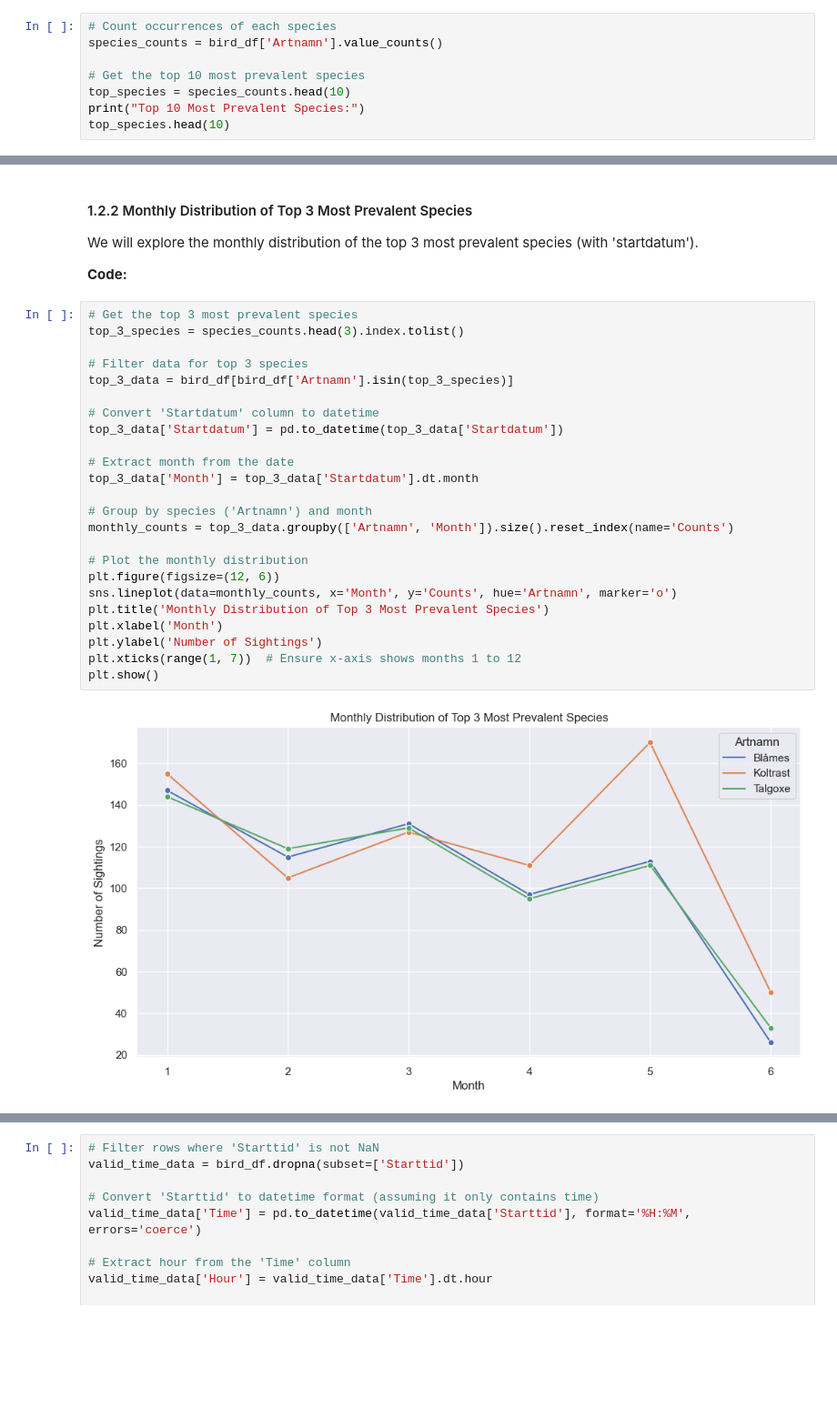
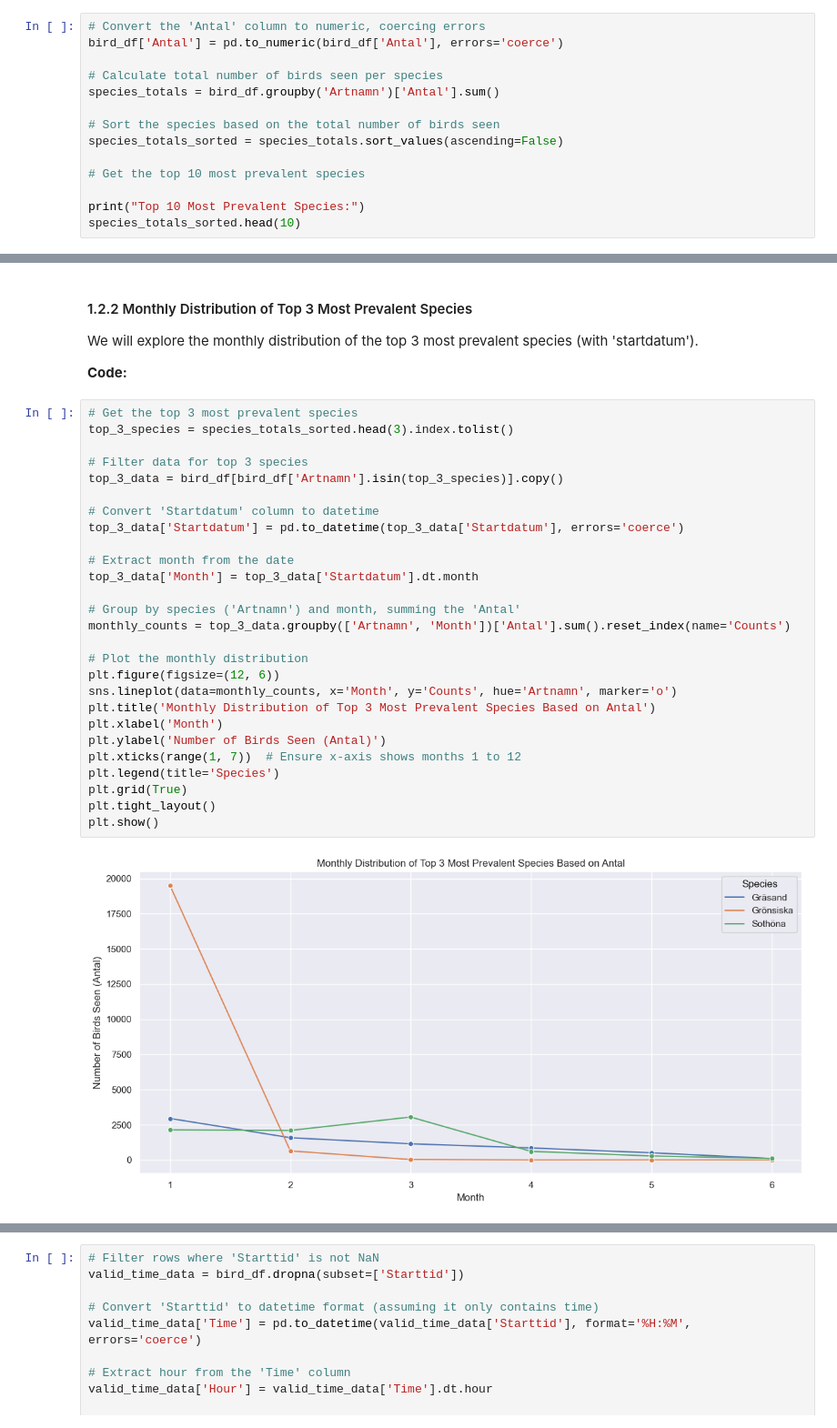
Before and after one commit to Mo-ami/su-mt4007, a Jupyter notebook: HW3/HW3.ipynb, the cells around one changed output, grey strips where cells are left out. Shown at 91% size. Drawn from its saved outputs; the diff is of its cells as text; blank space fills up the shorter version.

Commit message:
Changed Based on student feedback

```diff
--- a/HW3/HW3.ipynb
+++ b/HW3/HW3.ipynb
@@ -202,13 +202,19 @@ We will explore which species are most prevalent in terms of number of sightings
 
 **Code:**
 # %%
-# Count occurrences of each species
-species_counts = bird_df['Artnamn'].value_counts()
+# Convert the 'Antal' column to numeric, coercing errors
+bird_df['Antal'] = pd.to_numeric(bird_df['Antal'], errors='coerce')
+
+# Calculate total number of birds seen per species
+species_totals = bird_df.groupby('Artnamn')['Antal'].sum()
+
+# Sort the species based on the total number of birds seen
+species_totals_sorted = species_totals.sort_values(ascending=False)
 
 # Get the top 10 most prevalent species
-top_species = species_counts.head(10)
+
 print("Top 10 Most Prevalent Species:")
-top_species.head(10)
+species_totals_sorted.head(10)
 # %% [output]
 Top 10 Most Prevalent Species:
 Artnamn
@@ -235,30 +241,33 @@ We will explore the monthly distribution of the top 3 most prevalent species (wi
 **Code:**
 # %%
 # Get the top 3 most prevalent species
-top_3_species = species_counts.head(3).index.tolist()
+top_3_species = species_totals_sorted.head(3).index.tolist()
 
 # Filter data for top 3 species
-top_3_data = bird_df[bird_df['Artnamn'].isin(top_3_species)]
+top_3_data = bird_df[bird_df['Artnamn'].isin(top_3_species)].copy()
 
 # Convert 'Startdatum' column to datetime
-top_3_data['Startdatum'] = pd.to_datetime(top_3_data['Startdatum'])
+top_3_data['Startdatum'] = pd.to_datetime(top_3_data['Startdatum'], errors='coerce')
 
 # Extract month from the date
 top_3_data['Month'] = top_3_data['Startdatum'].dt.month
 
-# Group by species ('Artnamn') and month
-monthly_counts = top_3_data.groupby(['Artnamn', 'Month']).size().reset_index(name='Counts')
+# Group by species ('Artnamn') and month, summing the 'Antal'
+monthly_counts = top_3_data.groupby(['Artnamn', 'Month'])['Antal'].sum().reset_index(name='Counts')
 
 # Plot the monthly distribution
 plt.figure(figsize=(12, 6))
 sns.lineplot(data=monthly_counts, x='Month', y='Counts', hue='Artnamn', marker='o')
-plt.title('Monthly Distribution of Top 3 Most Prevalent Species')
+plt.title('Monthly Distribution of Top 3 Most Prevalent Species Based on Antal')
 plt.xlabel('Month')
-plt.ylabel('Number of Sightings')
+plt.ylabel('Number of Birds Seen (Antal)')
 plt.xticks(range(1, 7))  # Ensure x-axis shows months 1 to 12
+plt.legend(title='Species')
+plt.grid(True)
+plt.tight_layout()
 plt.show()
 # %% [output]
-[figure, old version]
+[figure, new version]
 # %% [markdown]
 
 **Analysis:**
```
Also changed, not shown: parts of 7 cells of this notebook.
